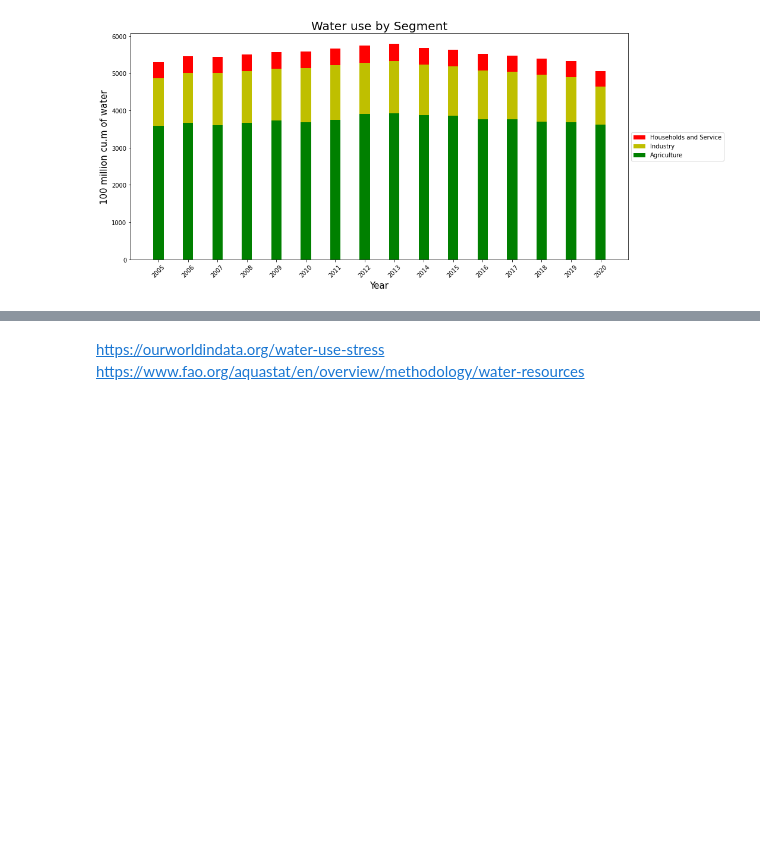
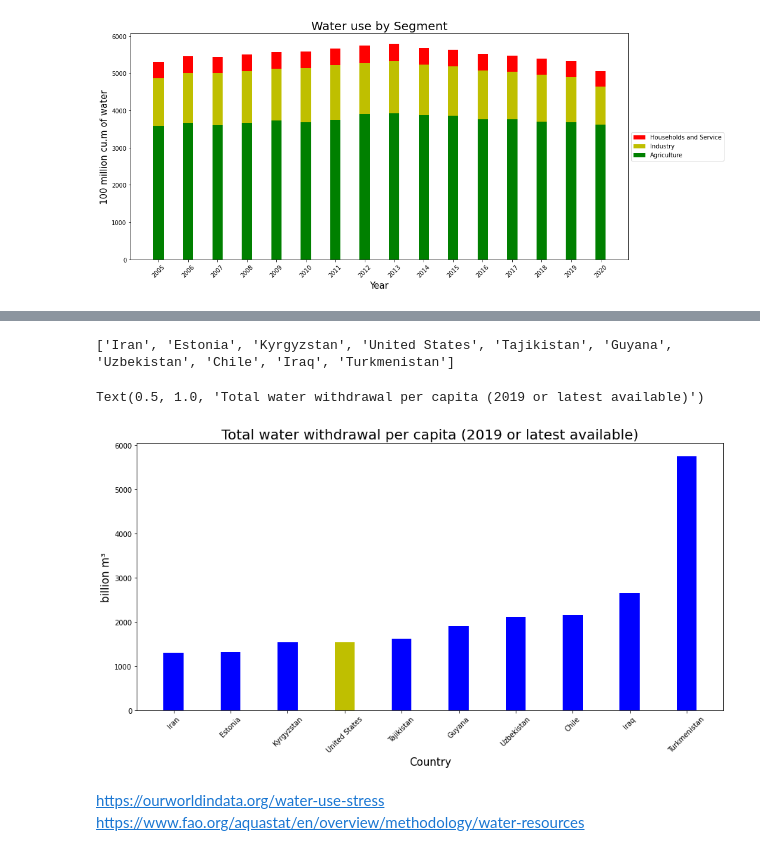
Before and after one commit to nmharmon8/TheAdventuresOfAliceAndBobPosts, a Jupyter notebook: china_water_problem_data/ChinaWaterDataPlots.ipynb, the cells around one changed output, grey strips where cells are left out. Drawn from its saved outputs; the diff is of its cells as text; code cells hidden in the pictures; blank space fills up the shorter version.

```diff
--- a/china_water_problem_data/ChinaWaterDataPlots.ipynb
+++ b/china_water_problem_data/ChinaWaterDataPlots.ipynb
@@ -304,3 +379,10 @@ None
+# %%
+fig, ax = ourworldindata("water-withdrawals-per-capita.csv", value_key="Total water withdrawal per capita")
+ax.set_title('Total water withdrawal per capita (2019 or latest available)', fontsize=20)
+# %% [output]
+['Iran', 'Estonia', 'Kyrgyzstan', 'United States', 'Tajikistan', 'Guyana', 'Uzbekistan', 'Chile', 'Iraq', 'Turkmenistan']
+Text(0.5, 1.0, 'Total water withdrawal per capita (2019 or latest available)')
+[figure, added]
 # %% [markdown]
 https://ourworldindata.org/water-use-stress
 https://www.fao.org/aquastat/en/overview/methodology/water-resources
```
Also changed, not shown: parts of 4 cells of this notebook, 6 other files.
